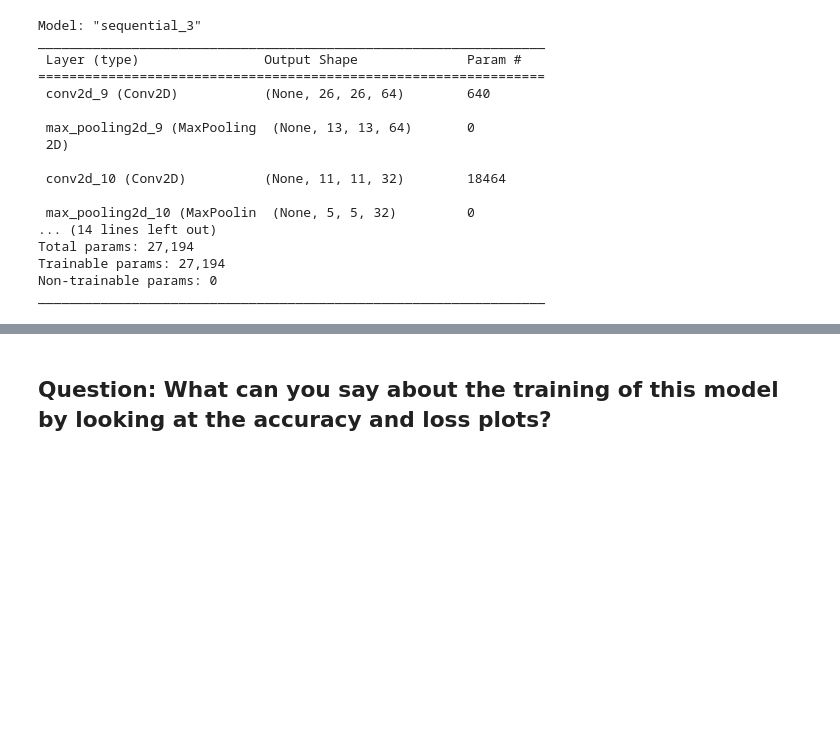
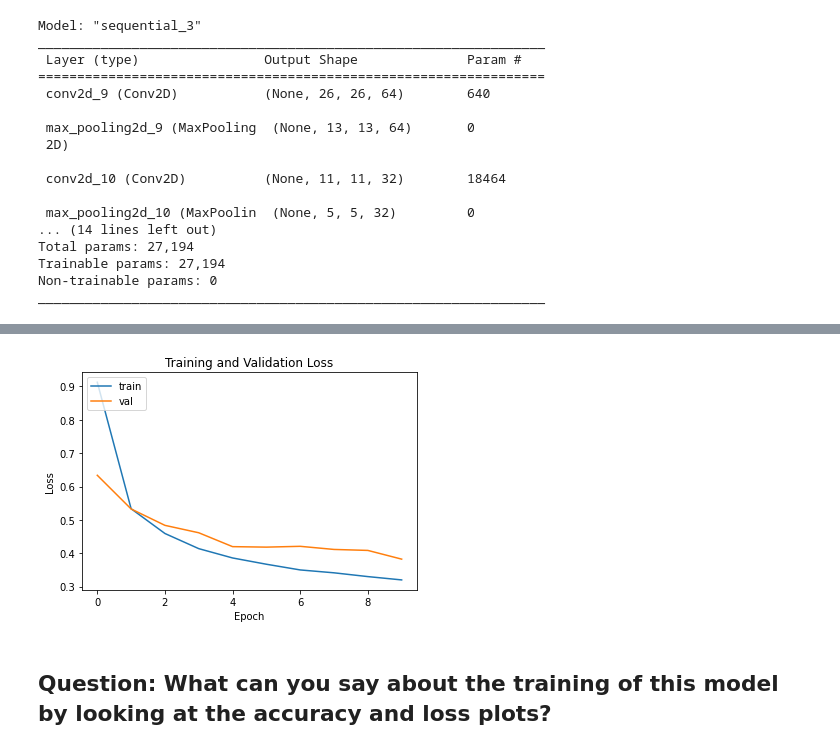
Before and after one commit to uelpalmer12/Uel-ASM591-Labs, a Jupyter notebook: Lab7/lab7-UelKouame.ipynb, the cells around one changed output, grey strips where cells are left out. Cells and saved outputs as stored; diff of their text form; code cells hidden in the pictures; blank space fills up the shorter version.

```diff
--- a/Lab7/lab7-UelKouame.ipynb
+++ b/Lab7/lab7-UelKouame.ipynb
@@ -304,3 +325,13 @@ Epoch 10/10
+# %%
+plt.plot(history_fashion.history['loss'])
+plt.plot(history_fashion.history['val_loss'])
+plt.title('Training and Validation Loss')
+plt.ylabel('Loss')
+plt.xlabel('Epoch')
+plt.legend(['train', 'val'], loc='upper left')
+plt.show()
+# %% [output]
+[figure, added]
 # %% [markdown]
 ## Question: What can you say about the training of this model by looking at the accuracy and loss plots?
 # %% [markdown]
```
Also changed, not shown: parts of 12 cells of this notebook.
